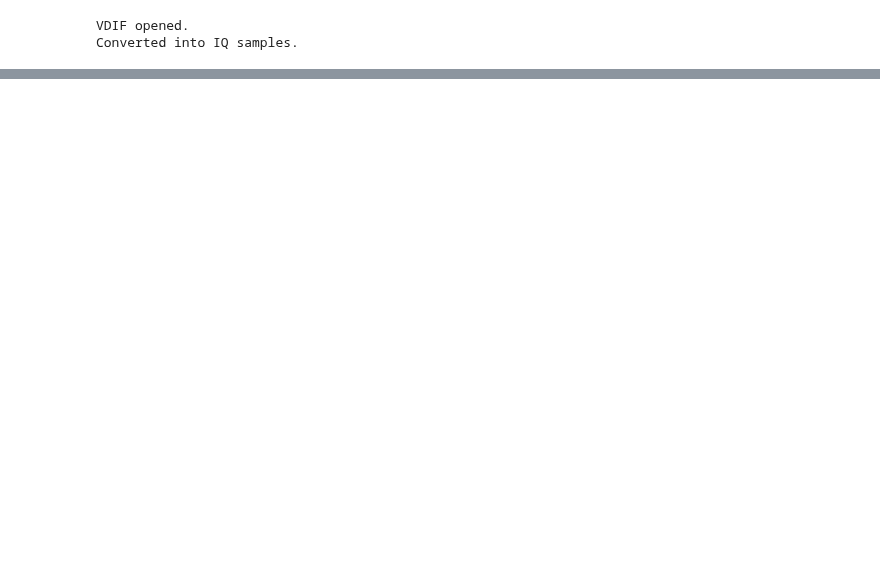
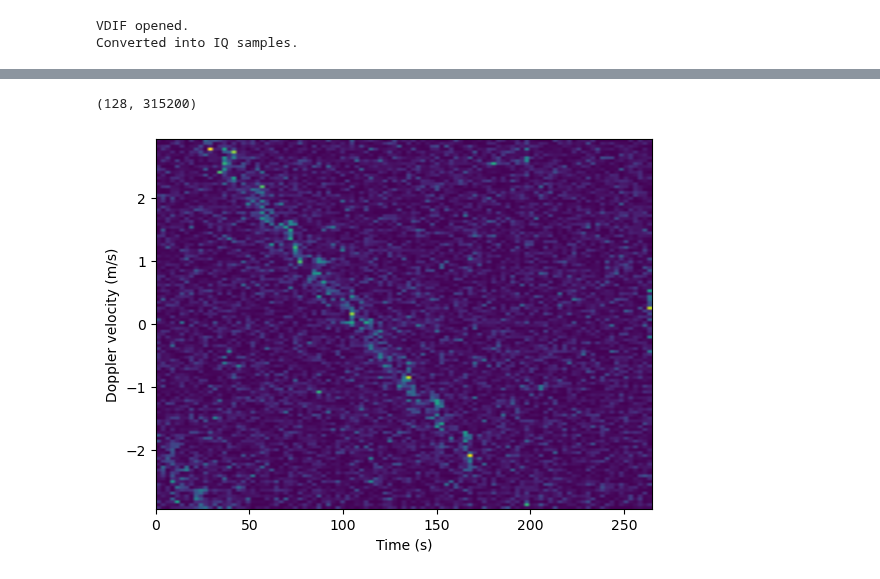
Before and after one commit to phoeberyder/atlas_rb, a Jupyter notebook: nam_plots.ipynb, the cells around one changed output, grey strips where cells are left out. Drawn from its saved outputs; the diff is of its cells as text; code cells hidden in the pictures; blank space fills up the shorter version.

Commit message:
adding whole spectrogram

```diff
--- a/nam_plots.ipynb
+++ b/nam_plots.ipynb
@@ -141,0 +495,21 @@ FileNotFoundError: [Errno 2] No such file or directory: './plots/incoherent_sum_
+# %%
+power.shape
+# %% [output]
+(128, 315200)
+# %%
+max_velocity = c / (4 * pri * (freq))
+
+lowest_value = -max_velocity
+
+number_of_points = range_doppler.shape[0]
+velocity_axis = np.linspace(lowest_value, max_velocity, number_of_points)
+vel = velocity_axis
+strip_numbers = np.linspace(0, number_of_strips, number_of_strips)
+time_axis = strip_numbers*pri*height
+# %%
+plt.imshow(spectrogram[:, :], origin='lower', extent=[time_axis[0], time_axis[-1], vel[0], vel[-1]], aspect='auto')
+plt.xlabel('Time (s)')
+plt.ylabel('Doppler velocity (m/s)')
+plt.show()
+# %% [output]
+[figure, added]
```
Also changed, not shown: parts of 28 cells of this notebook, 3 other files.
